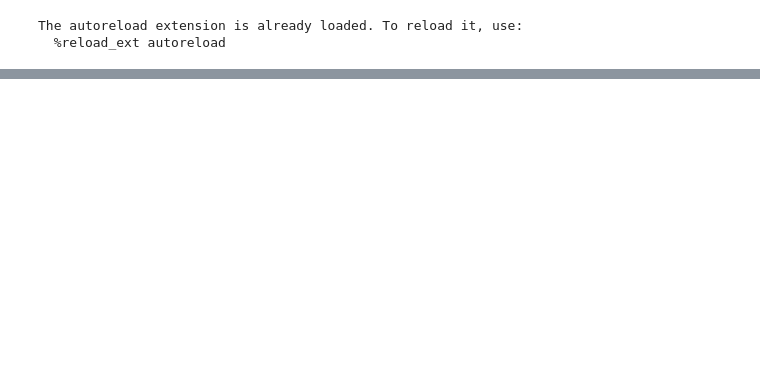
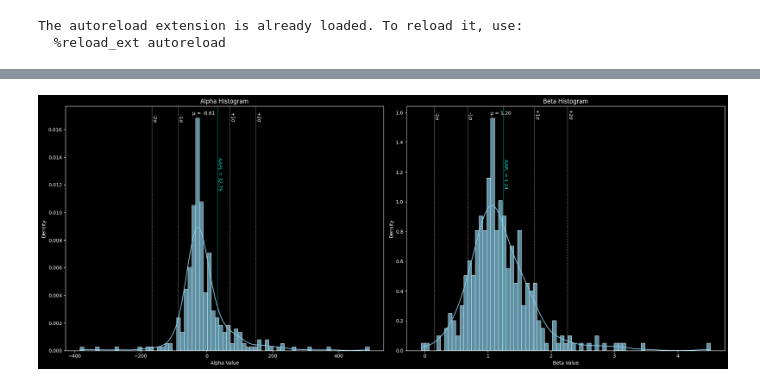
Before and after one commit to dylanclam12/financial-analysis_DCL, a Jupyter notebook: Module_1.ipynb, the cells around one changed output, grey strips where cells are left out. Cells and saved outputs as stored; diff of their text form; code cells hidden in the pictures; blank space fills up the shorter version.

```diff
--- a/Module_1.ipynb
+++ b/Module_1.ipynb
@@ -145,0 +60,3 @@ Percentage change: +33.67%
+# %%
+alpha_beta_df = fa.rr.get_alpha_beta("text/tech_tickers.txt")
+alpha_beta_df
@@ -145,0 +108,4 @@ Percentage change: +33.67%
+# %%
+fa.rr.plot_histogram(alpha_beta_df, target="AAPL")
+# %% [output]
+[figure, added]
```
Also changed, not shown: parts of 22 cells of this notebook, 6 other files.
